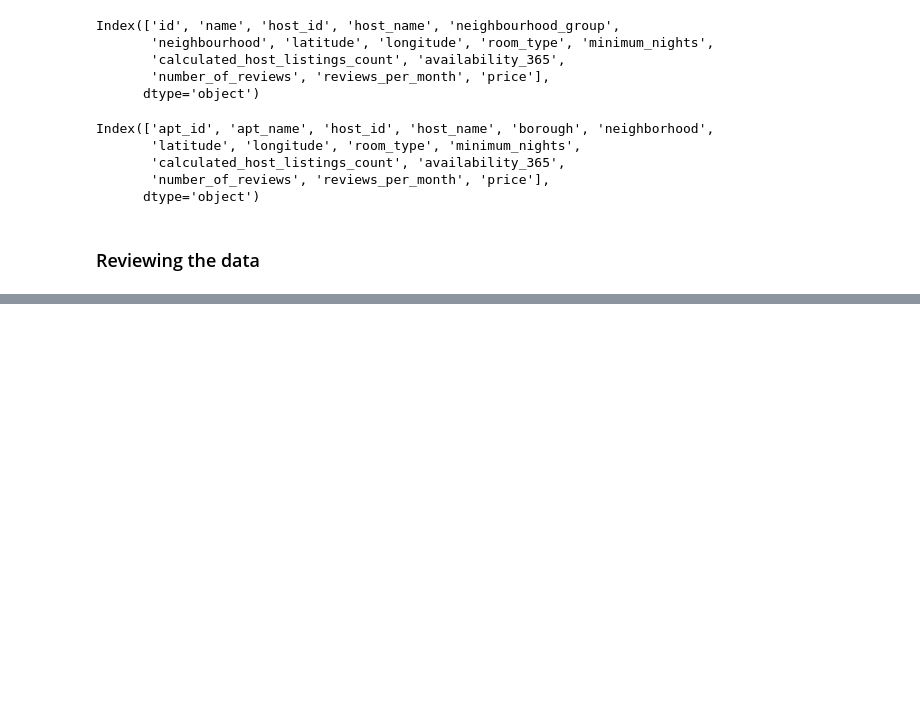
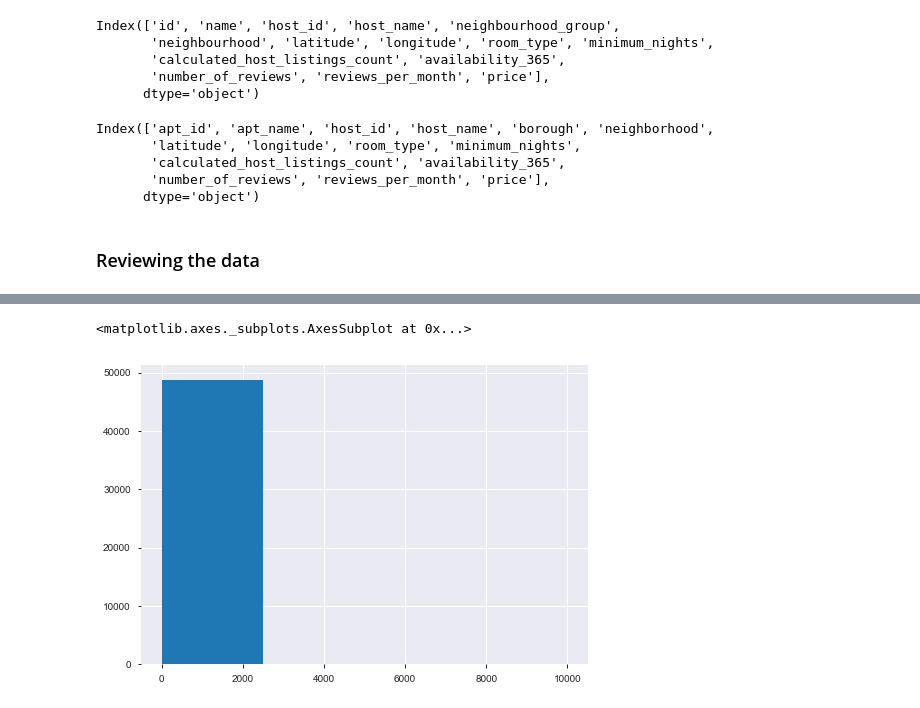
Before and after one commit to nastyh/Airbnb, a Jupyter notebook: 11_7_airbnb.ipynb, the cells around one changed output, grey strips where cells are left out. Saved outputs shown, nothing was run; the diff lists cells and outputs as text; code cells hidden in the pictures; blank space fills up the shorter version.

```diff
--- a/11_7_airbnb.ipynb
+++ b/11_7_airbnb.ipynb
@@ -73,0 +147,6 @@ df.loc[df['apt_name']=='']
+# %%
+# histogram of prices
+df['price'].hist(bins = 4)
+# %% [output]
+<matplotlib.axes._subplots.AxesSubplot at 0x...>
+[figure, added]
```
Also changed, not shown: parts of 20 cells of this notebook, 2 other files.
